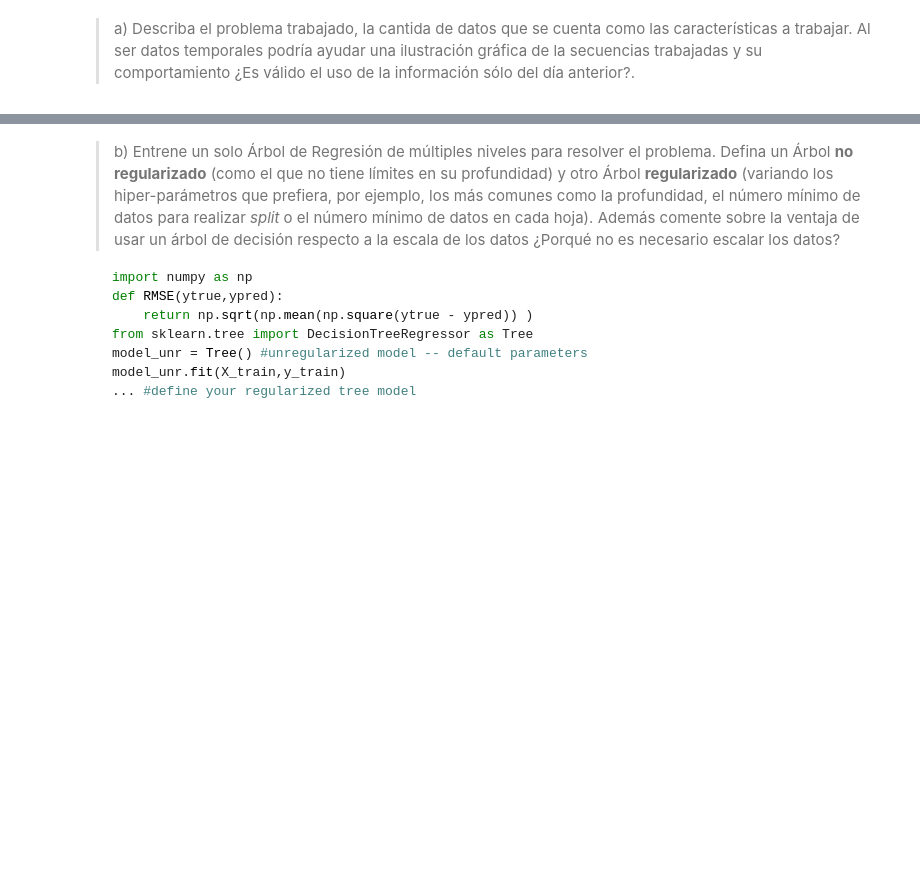
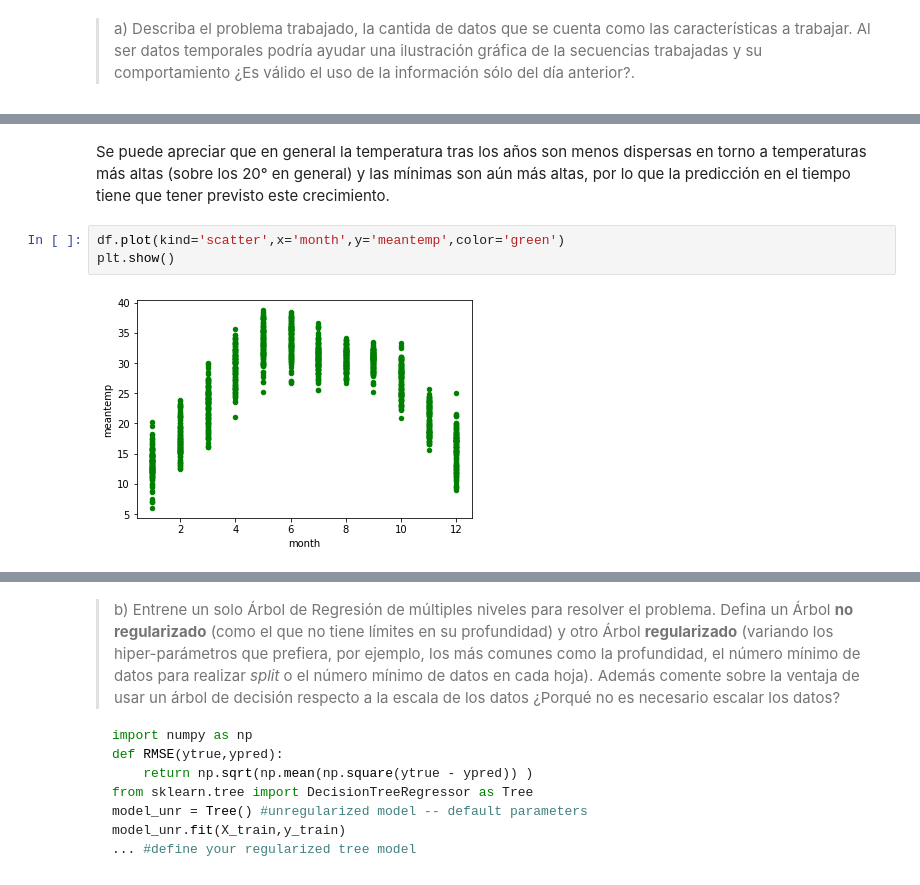
Before and after one commit to jpcastillog/Tarea3ML, a Jupyter notebook: Enunciado.ipynb, the cells around one changed output, grey strips where cells are left out. Cells and saved outputs as stored; diff of their text form; blank space fills up the shorter version.

```diff
--- a/Enunciado.ipynb
+++ b/Enunciado.ipynb
@@ -143,0 +181,7 @@ X_train, y_train = shuffle(X_train, y_train, random_state=0) #shuffle values on
+# %% [markdown]
+Se puede apreciar que en general la temperatura tras los años son menos dispersas en torno a temperaturas más altas (sobre los 20° en general) y las mínimas son aún más altas, por lo que la predicción en el tiempo tiene que tener previsto este crecimiento.
+# %%
+df.plot(kind='scatter',x='month',y='meantemp',color='green')
+plt.show()
+# %% [output]
+[figure, added]
```
Also changed, not shown: parts of 32 cells of this notebook.
